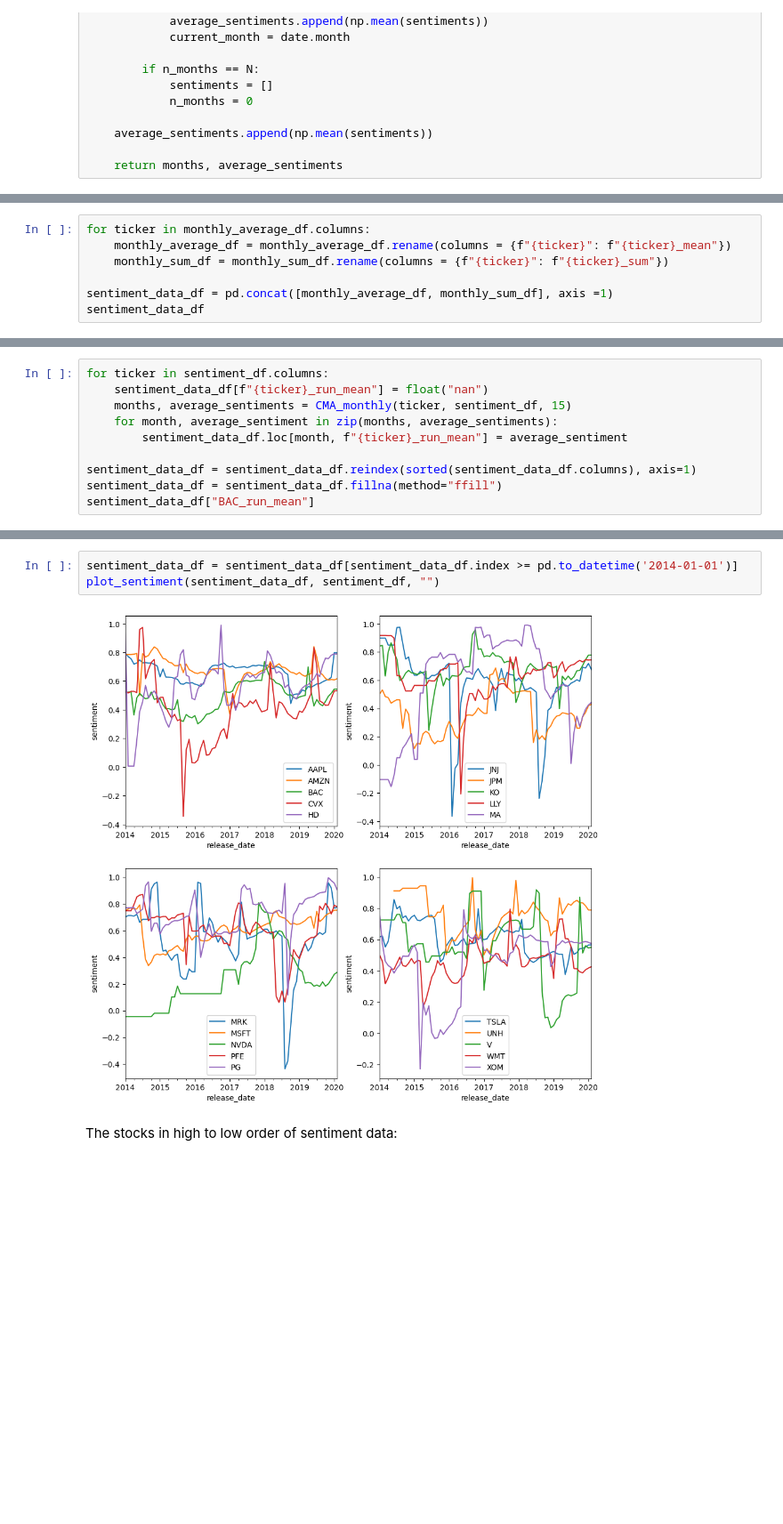
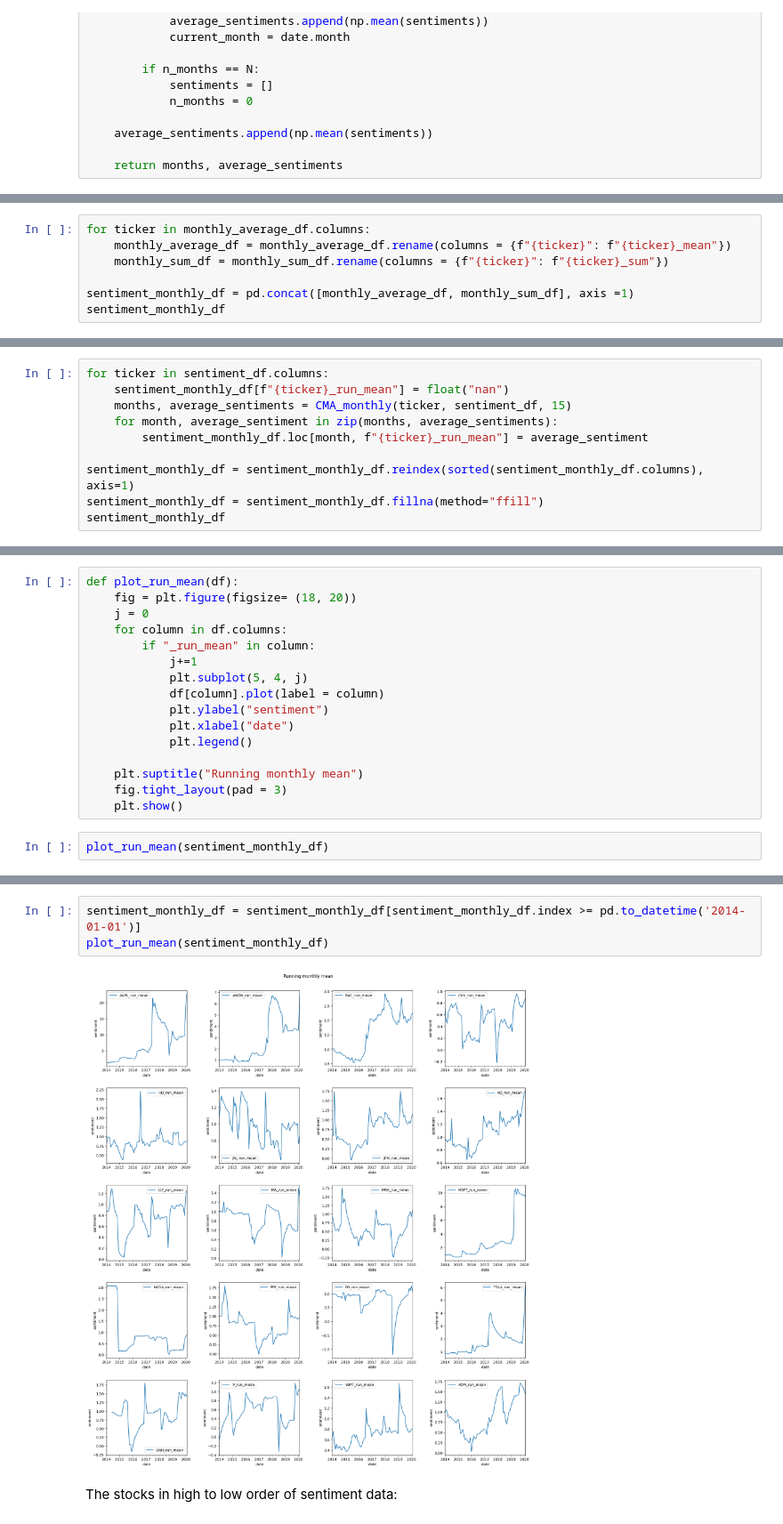
Before and after one commit to DerkNiessink/Project_SDA, a Jupyter notebook: src/Sentiment Timeseries.ipynb, the cells around one changed output, grey strips where cells are left out. Shown at 89% size. Saved outputs shown, nothing was run; the diff lists cells and outputs as text; blank space fills up the shorter version.

```diff
--- a/src/Sentiment Timeseries.ipynb
+++ b/src/Sentiment Timeseries.ipynb
@@ -193,8 +219,8 @@ for ticker in monthly_average_df.columns:
     monthly_average_df = monthly_average_df.rename(columns = {f"{ticker}": f"{ticker}_mean"})
     monthly_sum_df = monthly_sum_df.rename(columns = {f"{ticker}": f"{ticker}_sum"})
 
-sentiment_data_df = pd.concat([monthly_average_df, monthly_sum_df], axis =1)
-sentiment_data_df
+sentiment_monthly_df = pd.concat([monthly_average_df, monthly_sum_df], axis =1)
+sentiment_monthly_df
 # %% [output]
 | ticker | AAPL_mean | AMZN_mean | BAC_mean | CVX_mean | HD_mean | JNJ_mean | JPM_mean | KO_mean | LLY_mean | ... |
 | release_date |  |  |  |  |  |  |  |  |  | ... |
@@ -213,11 +241,11 @@ sentiment_data_df
 # %%
 for ticker in sentiment_df.columns:
-    sentiment_data_df[f"{ticker}_run_mean"] = float("nan")
+    sentiment_monthly_df[f"{ticker}_run_mean"] = float("nan")
     months, average_sentiments = CMA_monthly(ticker, sentiment_df, 15)
     for month, average_sentiment in zip(months, average_sentiments):
-        sentiment_data_df.loc[month, f"{ticker}_run_mean"] = average_sentiment
+        sentiment_monthly_df.loc[month, f"{ticker}_run_mean"] = average_sentiment
 
-sentiment_data_df = sentiment_data_df.reindex(sorted(sentiment_data_df.columns), axis=1)
-sentiment_data_df = sentiment_data_df.fillna(method="ffill")
-sentiment_data_df["BAC_run_mean"]
+sentiment_monthly_df = sentiment_monthly_df.reindex(sorted(sentiment_monthly_df.columns), axis=1)
+sentiment_monthly_df = sentiment_monthly_df.fillna(method="ffill")
+sentiment_monthly_df
 # %% [output]
@@ -283,0 +266,18 @@ plot_sentiment(sentiment_data_df, sentiment_df, "")
+# %%
+def plot_run_mean(df):
+    fig = plt.figure(figsize= (18, 20))
+    j = 0
+    for column in df.columns:
+        if "_run_mean" in column:
+            j+=1
+            plt.subplot(5, 4, j)
+            df[column].plot(label = column)
+            plt.ylabel("sentiment")
+            plt.xlabel("date")
+            plt.legend()
+
+    plt.suptitle("Running monthly mean")
+    fig.tight_layout(pad = 3)
+    plt.show()
+# %%
+plot_run_mean(sentiment_monthly_df)
@@ -284,8 +286,8 @@ plot_sentiment(sentiment_data_df, sentiment_df, "")
 # %%
-sentiment_data_df = sentiment_data_df[sentiment_data_df.index >= pd.to_datetime('2014-01-01')]
-plot_sentiment(sentiment_data_df, sentiment_df, "")
+sentiment_monthly_df = sentiment_monthly_df[sentiment_monthly_df.index >= pd.to_datetime('2014-01-01')]
+plot_run_mean(sentiment_monthly_df)
 # %% [output]
-[figure, old version]
+[figure, new version]
 # %% [markdown]
 The stocks in high to low order of sentiment data:
 # %%
```
Also changed, not shown: parts of 61 cells of this notebook.
